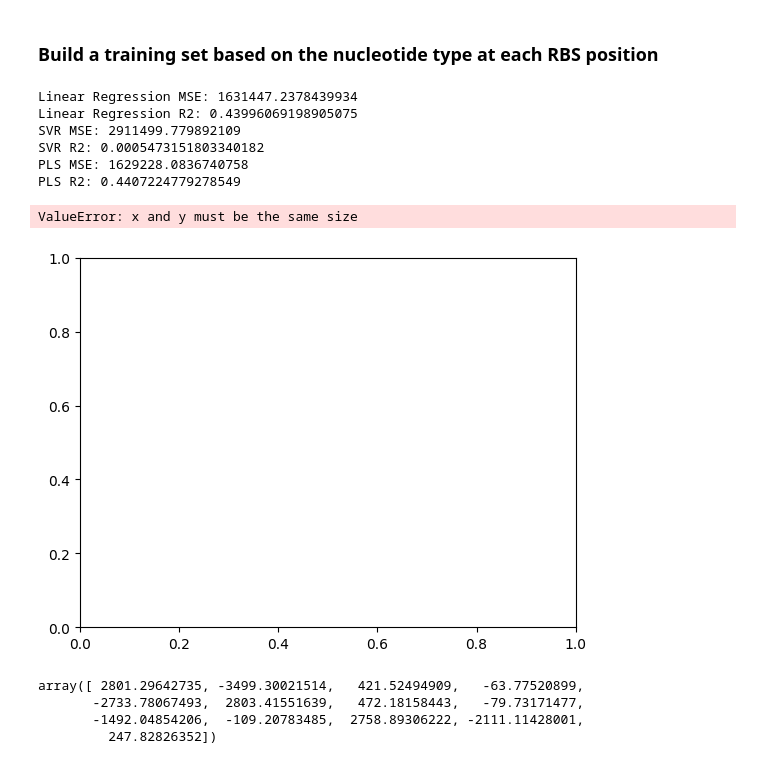
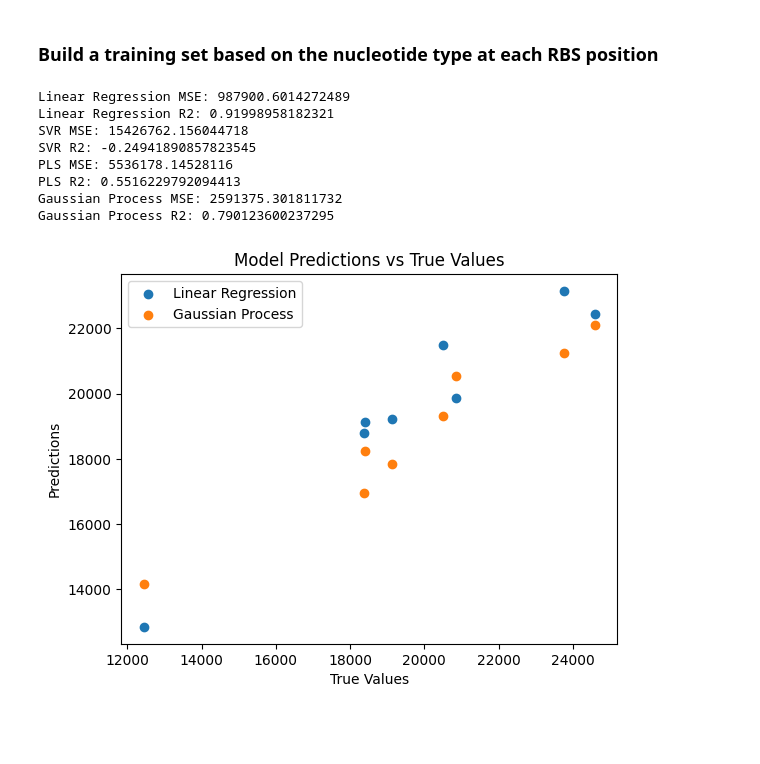
Before and after one commit to pablocarb/uimp-synbio, a Jupyter notebook: Data-generation.ipynb, the cells around one changed output. Cells and saved outputs as stored; diff of their text form; code cells hidden in the pictures; blank space fills up the shorter version.

Commit message:
Added Gaussian Processes

```diff
--- a/Data-generation.ipynb
+++ b/Data-generation.ipynb
@@ -331,7 +346,7 @@ time = np.linspace(0, 1000, 100)  # Time points for simulation
 X = [] # Placeholder for RBS strengths combinations
 Y = [] # Placeholder for results
 
-libsize = 128
+libsize = 32
 mylib = []
 
 for i in np.arange(libsize): #[0.1, 0.5, 1.0]:  # Example RBS strengths for gene 1
@@ -373,13 +388,15 @@ for construct in mylib:
 from sklearn.preprocessing import StandardScaler
 from sklearn.linear_model import LinearRegression
 from sklearn.svm import SVR
+from sklearn.gaussian_process import GaussianProcessRegressor
+from sklearn.gaussian_process.kernels import RBF
 from sklearn.cross_decomposition import PLSRegression
 from sklearn.model_selection import train_test_split
 from sklearn.metrics import mean_squared_error, r2_score
 
 scaler = StandardScaler()
 scaler.fit(Xd)
-#Xd = scaler.transform(Xd)
+Xd = scaler.transform(Xd)
 
 # Convert Y to numpy array if it's a list
 Y = np.array(Y)
@@ -388,44 +405,53 @@ Y = np.array(Y)
 Y = Y.reshape(-1)
 
 # Split data into train and test sets
-X_train, X_test, Y_train, Y_test = train_test_split(Xd, Y, test_size=0.1)
+X_train, X_test, Y_train, Y_test = train_test_split(Xd, Y, test_size=0.25)
 
 # Linear Regression
 
 lin_reg = LinearRegression()
 lin_reg.fit(X_train, Y_train)
-Y_pred_lin = lin_reg.predict(X_train)
-print("Linear Regression MSE:", mean_squared_error(Y_train, Y_pred_lin))
-print("Linear Regression R2:", r2_score(Y_train, Y_pred_lin))
+X_test1 = X_test
+Y_test1 = Y_test
+Y_pred_lin = lin_reg.predict(X_test1)
+print("Linear Regression MSE:", mean_squared_error(Y_test1, Y_pred_lin))
+print("Linear Regression R2:", r2_score(Y_test1, Y_pred_lin))
 
 # Support Vector Regression
-svr = SVR(kernel='rbf', degree=2, C=1.0, epsilon=0.1)
+svr = SVR(kernel='sigmoid', degree=2, C=1.0, epsilon=0.1)
 svr.fit(X_train, Y_train)
-Y_pred_svr = svr.predict(X_train)
-print("SVR MSE:", mean_squared_error(Y_train, Y_pred_svr))
-print("SVR R2:", r2_score(Y_train, Y_pred_svr))
+Y_pred_svr = svr.predict(X_test1)
+print("SVR MSE:", mean_squared_error(Y_test1, Y_pred_svr))
+print("SVR R2:", r2_score(Y_test1, Y_pred_svr))
 
 pls2 = PLSRegression(n_components=2)
 pls2.fit(X_train, Y_train)
-Y_pred_pls = pls2.predict(X_train)
-print("PLS MSE:", mean_squared_error(Y_train, Y_pred_pls))
-print("PLS R2:", r2_score(Y_train, Y_pred_pls))
+Y_pred_pls = pls2.predict(X_test1)
+print("PLS MSE:", mean_squared_error(Y_test1, Y_pred_pls))
+print("PLS R2:", r2_score(Y_test1, Y_pred_pls))
+
+kernel = 1 * RBF(length_scale=1.0, length_scale_bounds=(1e-2, 1e2))
+gaussian_process = GaussianProcessRegressor(kernel=kernel, n_restarts_optimizer=9)
+gaussian_process.fit(X_train, Y_train)
+mean_prediction, std_prediction = gaussian_process.predict(X_test1, return_std=True)
+print("Gaussian Process MSE:", mean_squared_error(Y_test1, mean_prediction))
+print("Gaussian Process R2:", r2_score(Y_test1, mean_prediction))
 # %% [output]
-Linear Regression MSE: 1631447.2378439934
-Linear Regression R2: 0.43996069198905075
-SVR MSE: 2911499.779892109
-SVR R2: 0.0005473151803340182
-PLS MSE: 1629228.0836740758
-PLS R2: 0.4407224779278549
+Linear Regression MSE: 987900.6014272489
+Linear Regression R2: 0.91998958182321
+SVR MSE: 15426762.156044718
+SVR R2: -0.24941890857823545
+PLS MSE: 5536178.14528116
+PLS R2: 0.5516229792094413
+Gaussian Process MSE: 2591375.301811732
+Gaussian Process R2: 0.790123600237295
 # %%
-plt.scatter(Y_test, Y_pred_pls)
+plt.scatter(Y_test1, Y_pred_lin)
+plt.scatter(Y_test1, mean_prediction)
+plt.legend(['Linear Regression', 'Gaussian Process'])
+plt.xlabel('True Values')
+plt.ylabel('Predictions')
+plt.title('Model Predictions vs True Values')
+plt.show()
 # %% [output]
-ValueError: x and y must be the same size
-[figure, old version]
+[figure, new version]
-# %%
-np.sum(np.array([Y_test, -Y_pred_svr]), axis=0)
-# %% [output]
-array([ 2801.29642735, -3499.30021514,   421.52494909,   -63.77520899,
-       -2733.78067493,  2803.41551639,   472.18158443,   -79.73171477,
-       -1492.04854206,  -109.20783485,  2758.89306222, -2111.11428001,
-         247.82826352])
```
Also changed, not shown: parts of 18 cells of this notebook.
